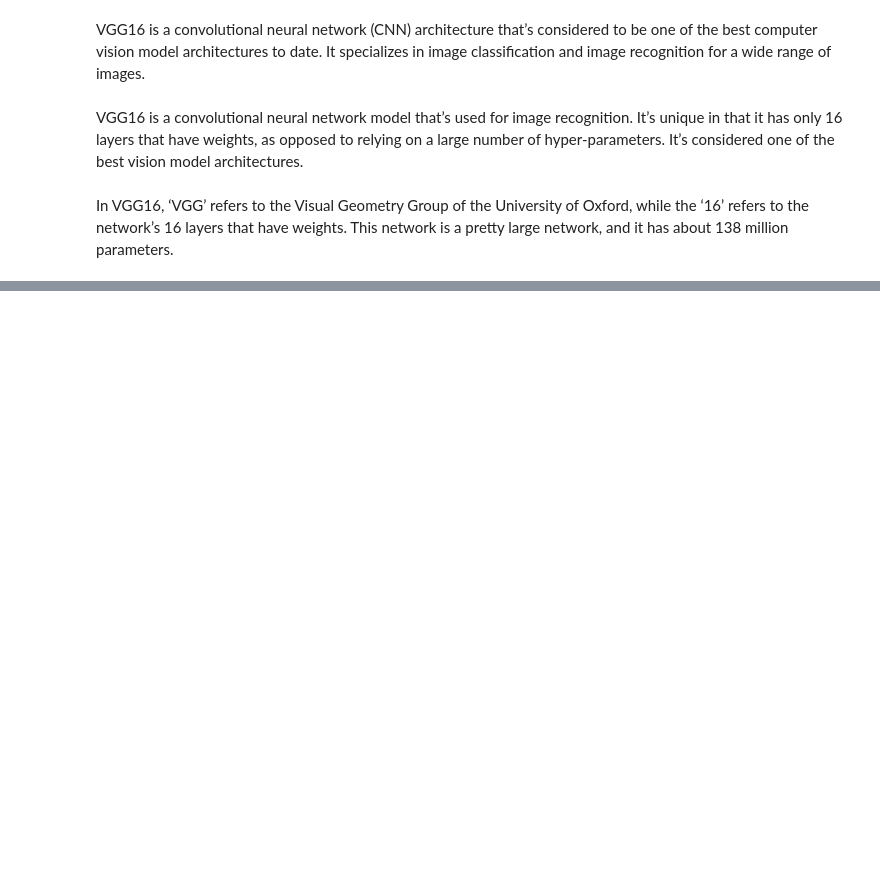
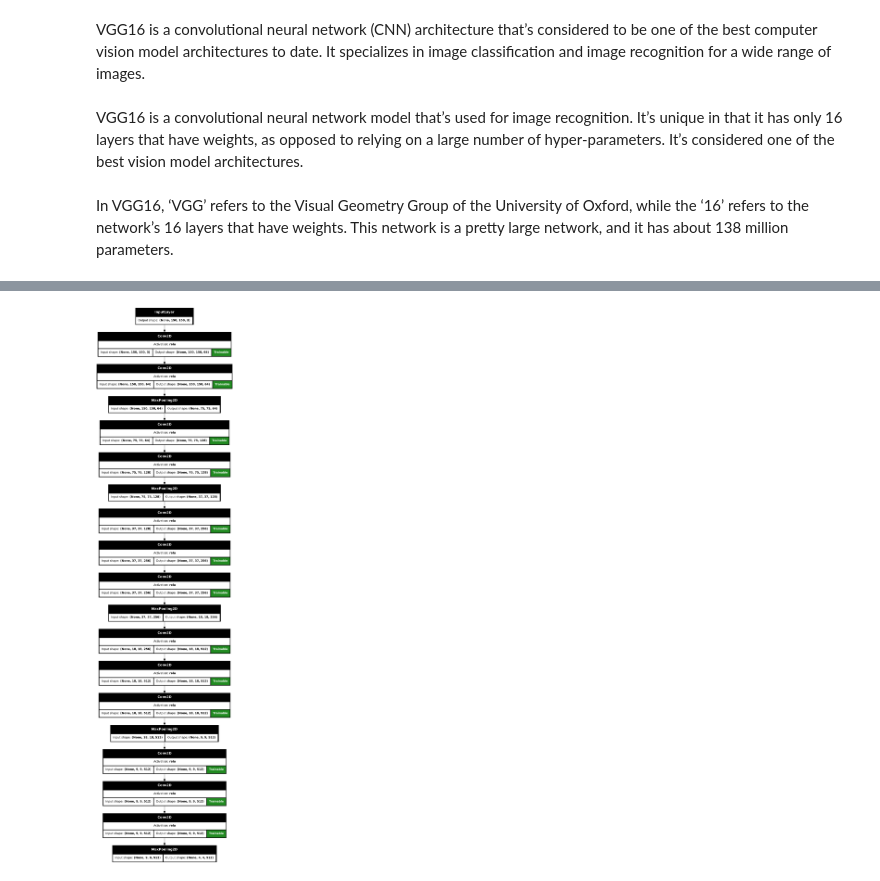
Before and after one commit to kelvinprabhu/DeepLearning_Exercise, a Jupyter notebook: CNN/cnn_architecture/2448501_5.ipynb, the cells around one changed output, grey strips where cells are left out. Cells and saved outputs as stored; diff of their text form; code cells hidden in the pictures; blank space fills up the shorter version.

```diff
--- a/CNN/cnn_architecture/2448501_5.ipynb
+++ b/CNN/cnn_architecture/2448501_5.ipynb
@@ -88,0 +66,8 @@ dataset.first()
+# %%
+
+# Load VGG16 without top layers
+base_model = VGG16(weights='imagenet', include_top=False, input_shape=(150, 150, 3))
+# %%
+tf.keras.utils.plot_model(base_model, show_shapes=True, show_layer_activations=True, show_trainable=True, to_file='vgg16.png')
+# %% [output]
+[figure, added]
```
Also changed, not shown: parts of 19 cells of this notebook, 9 other files.
